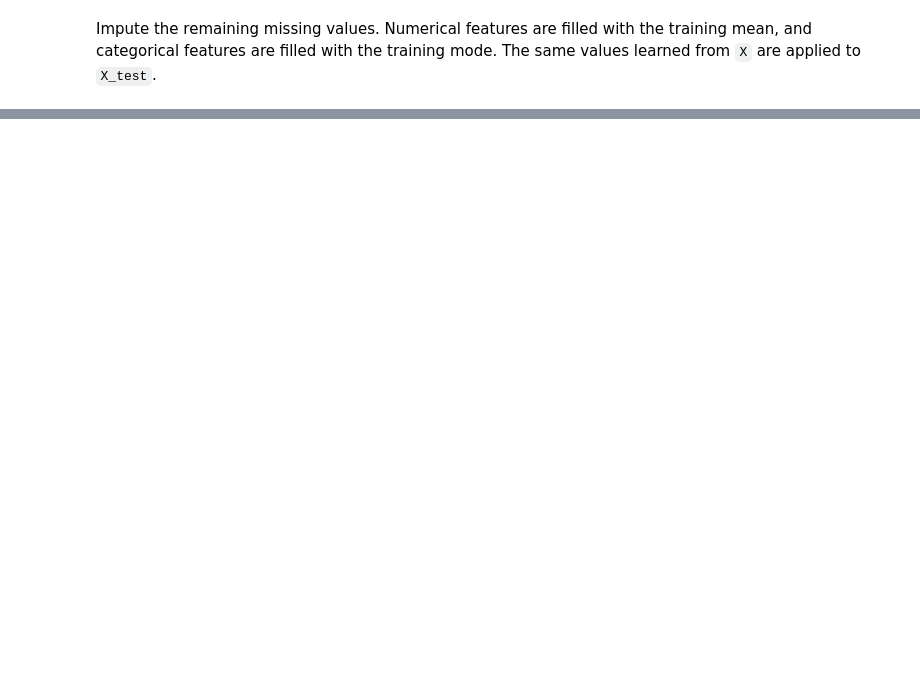
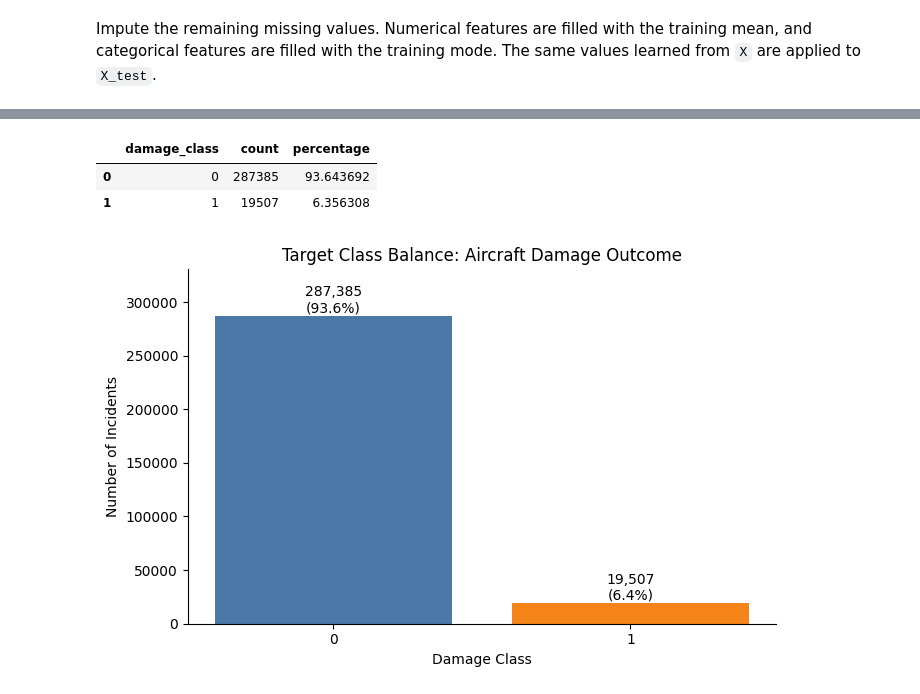
Before and after one commit to tarap123/4-nearest-neighbors, a Jupyter notebook: 4_nearest_neighbors.ipynb, the cells around one changed output, grey strips where cells are left out. Drawn from its saved outputs; the diff is of its cells as text; code cells hidden in the pictures; blank space fills up the shorter version.

```diff
--- a/4_nearest_neighbors.ipynb
+++ b/4_nearest_neighbors.ipynb
@@ -225,0 +288,46 @@ Duplicate Count:  0
+# %%
+import matplotlib.pyplot as plt
+
+target_balance = (
+    y.value_counts(dropna=False)
+    .rename_axis("damage_class")
+    .reset_index(name="count")
+)
+target_balance["percentage"] = target_balance["count"] / target_balance["count"].sum() * 100
+
+display(target_balance)
+
+fig, ax = plt.subplots(figsize=(7, 4.5))
+colors = ["#4C78A8", "#F58518", "#54A24B", "#E45756"]
+bars = ax.bar(
+    target_balance["damage_class"].astype(str),
+    target_balance["count"],
+    color=colors[: len(target_balance)],
+)
+
+for bar, count, percentage in zip(
+    bars,
+    target_balance["count"],
+    target_balance["percentage"],
+):
+    ax.text(
+        bar.get_x() + bar.get_width() / 2,
+        bar.get_height(),
+        f"{count:,}\n({percentage:.1f}%)",
+        ha="center",
+        va="bottom",
+    )
+
+ax.set_title("Target Class Balance: Aircraft Damage Outcome")
+ax.set_xlabel("Damage Class")
+ax.set_ylabel("Number of Incidents")
+ax.set_ylim(0, target_balance["count"].max() * 1.15)
+for spine in ["top", "right"]:
+    ax.spines[spine].set_visible(False)
+plt.tight_layout()
+plt.show()
+# %% [output]
+|  | damage_class | count | percentage |
+| 0 | 0 | 287385 | 93.643692 |
+| 1 | 1 | 19507 | 6.356308 |
+[figure, added]
```
Also changed, not shown: parts of 24 cells of this notebook.
